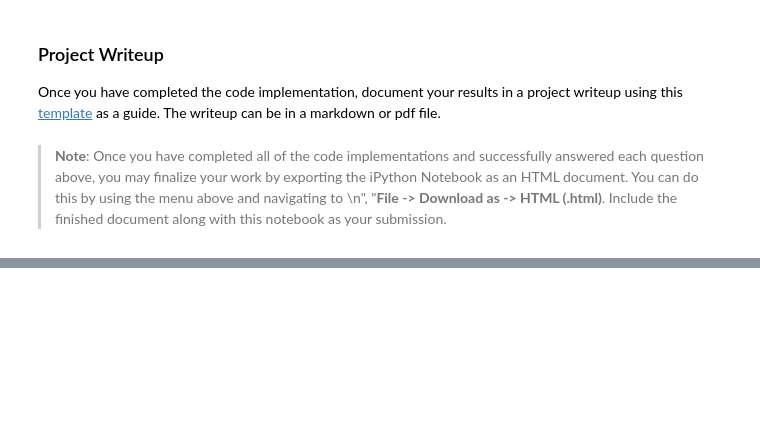
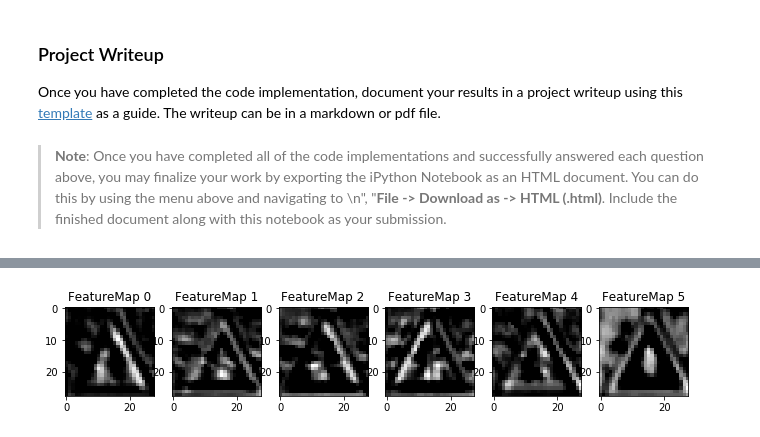
Before and after one commit to dmsehuang/CarND-Traffic-Sign-Classifier, a Jupyter notebook: Traffic_Sign_Classifier.ipynb, the cells around one changed output, grey strips where cells are left out. Cells and saved outputs as stored; diff of their text form; code cells hidden in the pictures; blank space fills up the shorter version.

```diff
--- a/Traffic_Sign_Classifier.ipynb
+++ b/Traffic_Sign_Classifier.ipynb
@@ -242,8 +281,9 @@ def LeNet(x):
     conv1_W = tf.Variable(tf.truncated_normal(shape=(f1_h, f1_w, f1_in, f1_out), mean = mu, stddev = sigma), name="conv1_W")
     conv1_b = tf.Variable(tf.zeros(f1_out), name="conv1_b")
     conv1 = tf.nn.conv2d(x, conv1_W, strides = [1, 1, 1, 1], padding = 'VALID') + conv1_b
-    conv1 = tf.nn.relu(conv1)
+    conv1 = tf.nn.relu(conv1, name="conv1")
     #print(conv1.get_shape())
+
     # Max Pooling. Input = 28x28x6. Output = 14x14x6.
     conv1 = tf.nn.max_pool(conv1, ksize = [1, 2, 2, 1], strides = [1, 2, 2, 1], padding = 'SAME')
     #print(conv1.get_shape())
@@ -256,8 +296,9 @@ def LeNet(x):
     conv2_W = tf.Variable(tf.truncated_normal(shape=(f2_h, f2_w, f2_in, f2_out), mean = mu, stddev = sigma), name="conv2_W")
     conv2_b = tf.Variable(tf.zeros(f2_out), name="conv2_b")
     conv2 = tf.nn.conv2d(conv1, conv2_W, strides = [1, 1, 1, 1], padding = 'VALID') + conv2_b
-    conv2 = tf.nn.relu(conv2)
+    conv2 = tf.nn.relu(conv2, name="conv2")
     #print(conv2.get_shape())
+
     # Max Pooling. Input = 10x10x16. Output = 5x5x16.
     conv2 = tf.nn.max_pool(conv2, ksize = [1, 2, 2, 1], strides = [1, 2, 2, 1], padding = 'SAME')
     #print(conv2.get_shape())
@@ -271,7 +312,7 @@ def LeNet(x):
     fc1_W = tf.Variable(tf.truncated_normal(shape = (in_1, out_1), mean = mu, stddev = sigma), name="fc1_W")
     fc1_b = tf.zeros(out_1, name="fc1_b")
     fc1 = tf.matmul(fc0, fc1_W) + fc1_b
-    fc1 = tf.nn.relu(fc1)
+    fc1 = tf.nn.relu(fc1, name="fc1")
 
     # Layer 4: Fully Connected. Input = 120. Output = 84.
     in_2 = out_1
@@ -279,14 +320,14 @@ def LeNet(x):
     fc2_W = tf.Variable(tf.truncated_normal(shape = (in_2, out_2), mean = mu, stddev = sigma), name="fc2_W")
     fc2_b = tf.zeros(out_2, name="fc2_b")
     fc2 = tf.matmul(fc1, fc2_W) + fc2_b
-    fc2 = tf.nn.relu(fc2)
+    fc2 = tf.nn.relu(fc2, name="fc2")
 
     # Layer 5: Fully Connected. Input = 84. Output = 43.
     in_3 = out_2
     out_3 = n_classes
     fc3_W = tf.Variable(tf.truncated_normal(shape=(in_3, out_3), mean = mu, stddev = sigma), name="fc3_W")
     fc3_b = tf.zeros(out_3, name="fc3_b")
-    logits = tf.add(tf.matmul(fc2, fc3_W), fc3_b)
+    logits = tf.matmul(fc2, fc3_W) + fc3_b
 
     return logits
 # %% [markdown]
@@ -452,8 +475,7 @@ test_data = normalize(test_data)
 ### Feel free to use as many code cells as needed.
 
 with tf.Session() as sess:
-    loader = tf.train.import_meta_graph('./lenet.meta')
-    loader.restore(sess, './lenet')
+    saver.restore(sess, tf.train.latest_checkpoint('.'))
 
     predicted_logits = sess.run(logits, feed_dict = {x: test_data})
     predicted_labels = sess.run(tf.argmax(predicted_logits, 1))
@@ -623,3 +645,14 @@ def outputFeatureMap(image_input, tf_activation, activation_min=-1, activation_m
             plt.imshow(activation[0,:,:, featuremap], interpolation="nearest", vmin=activation_min, cmap="gray")
         else:
             plt.imshow(activation[0,:,:, featuremap], interpolation="nearest", cmap="gray")
+# %%
+# Visualize the weight map
+imgs = test_data
+saver = tf.train.Saver()
+
+with tf.Session() as sess:
+    saver.restore(sess, tf.train.latest_checkpoint('.'))
+    conv1 = tf.get_default_graph().get_tensor_by_name("conv1:0")
+    outputFeatureMap(imgs, conv1)
+# %% [output]
+[figure, added]
```
Also changed, not shown: parts of 20 cells of this notebook.
